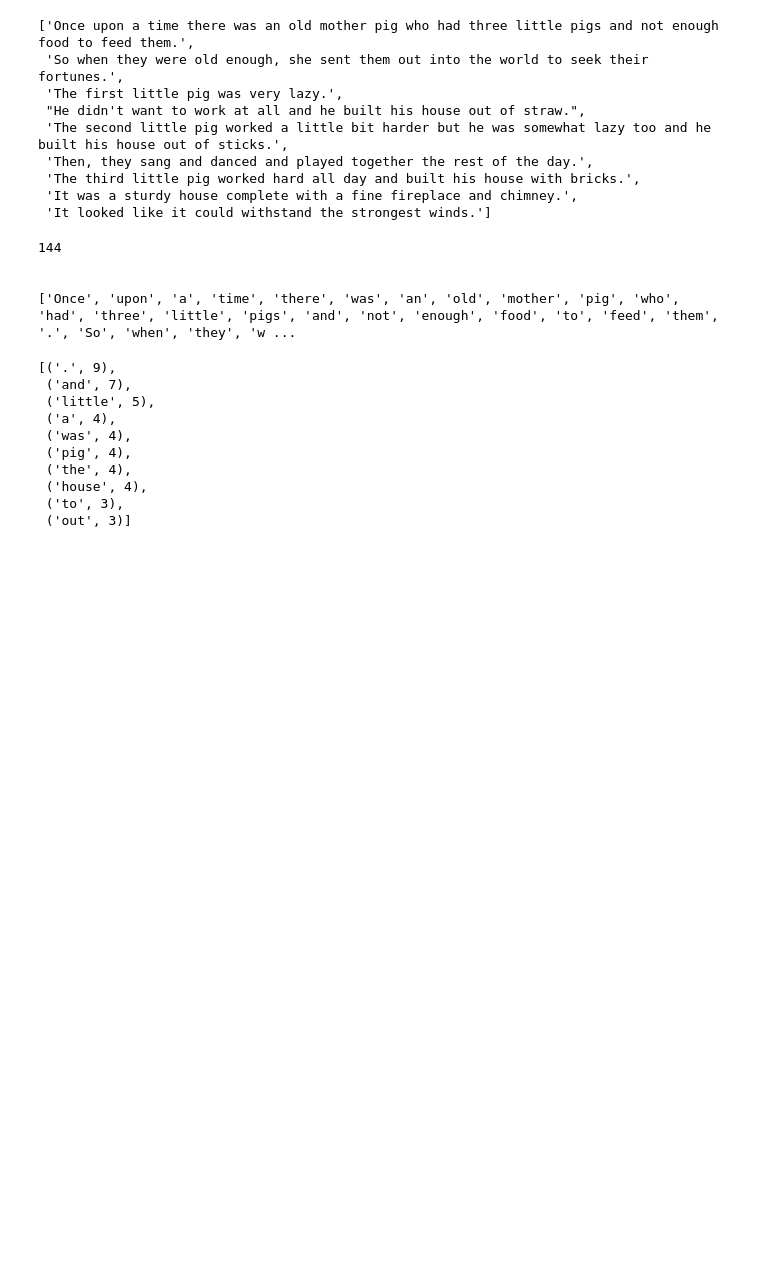
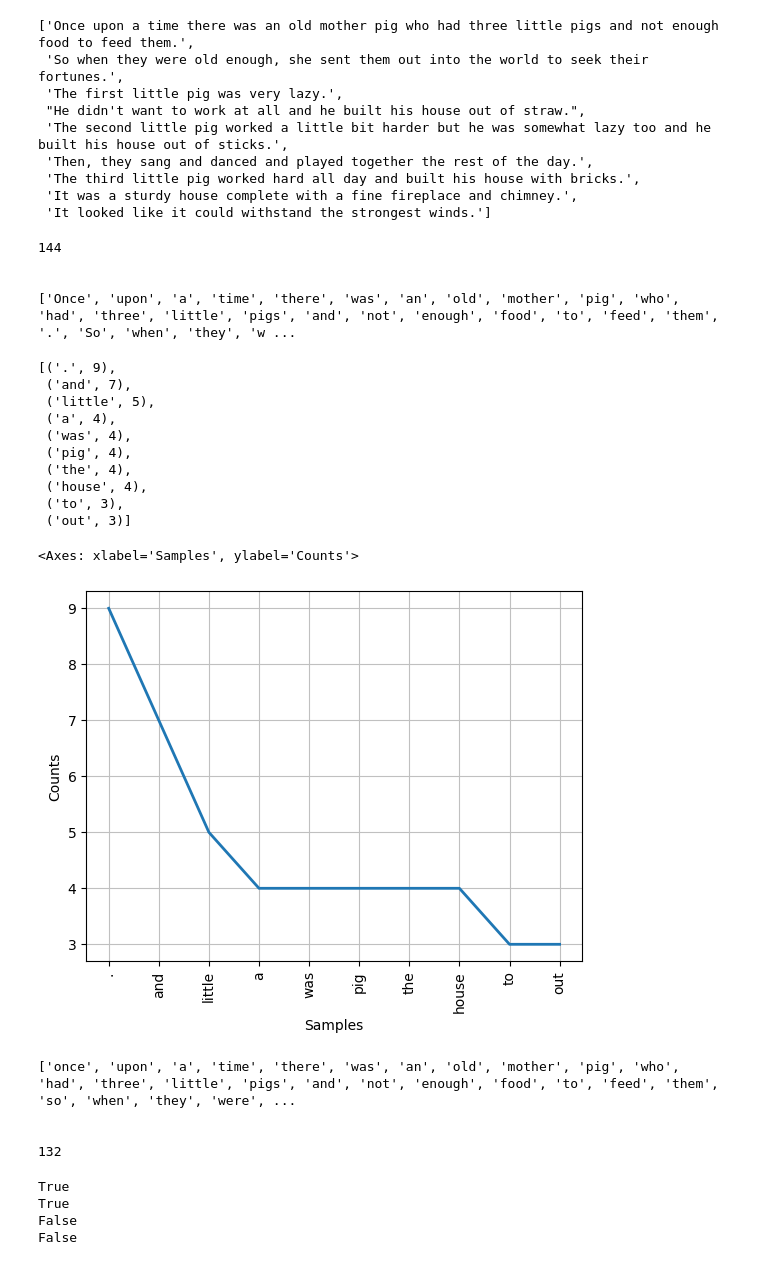
Before and after one commit to zakzakzak/dataScience, a Jupyter notebook: naturalLanguageProcessing1.ipynb, the cells around one changed output. Saved outputs shown, nothing was run; the diff lists cells and outputs as text; code cells hidden in the pictures; blank space fills up the shorter version.

```diff
--- a/naturalLanguageProcessing1.ipynb
+++ b/naturalLanguageProcessing1.ipynb
@@ -103,3 +103,45 @@ fdist.most_common(10)
 # karena jika case nya "Dr. Smith lives in the U.S."
 # maka ketika di pecah menjadi ['Dr', 'Smith lives in the U', 'S'] (berdasarkan titik)
 # isi nltk itu adalah kamus kata2 tersebut
+# %%
+# plot the graph for fdist  :
+import matplotlib.pyplot as plt
+
+fdist.plot(10)
+# %% [output]
+<Axes: xlabel='Samples', ylabel='Counts'>
+[figure, added]
+# %%
+# there's a "." on the data sample, so we should eliminate the punctuation
+
+# empty list to store words :
+words_no_punc = []
+
+# removing punctuation marks :
+for w in words :
+    if w.isalpha():
+        words_no_punc.append(w.lower())
+
+# print the words without punctution marks :
+print(words_no_punc)
+
+print("\n")
+
+# length
+print(len(words_no_punc))
+# %% [output]
+['once', 'upon', 'a', 'time', 'there', 'was', 'an', 'old', 'mother', 'pig', 'who', 'had', 'three', 'little', 'pigs', 'and', 'not', 'enough', 'food', 'to', 'feed', 'them', 'so', 'when', 'they', 'were', ...
+
+
+132
+# %%
+# str.isalpha() : Return True if the string is an alphabetic string, False otherwise
+print("aaa".isalpha())
+print("a".isalpha())
+print("aaa2aaa".isalpha())
+print("aaa aaa".isalpha())
+# %% [output]
+True
+True
+False
+False
```
Also changed, not shown: parts of 4 cells of this notebook.
